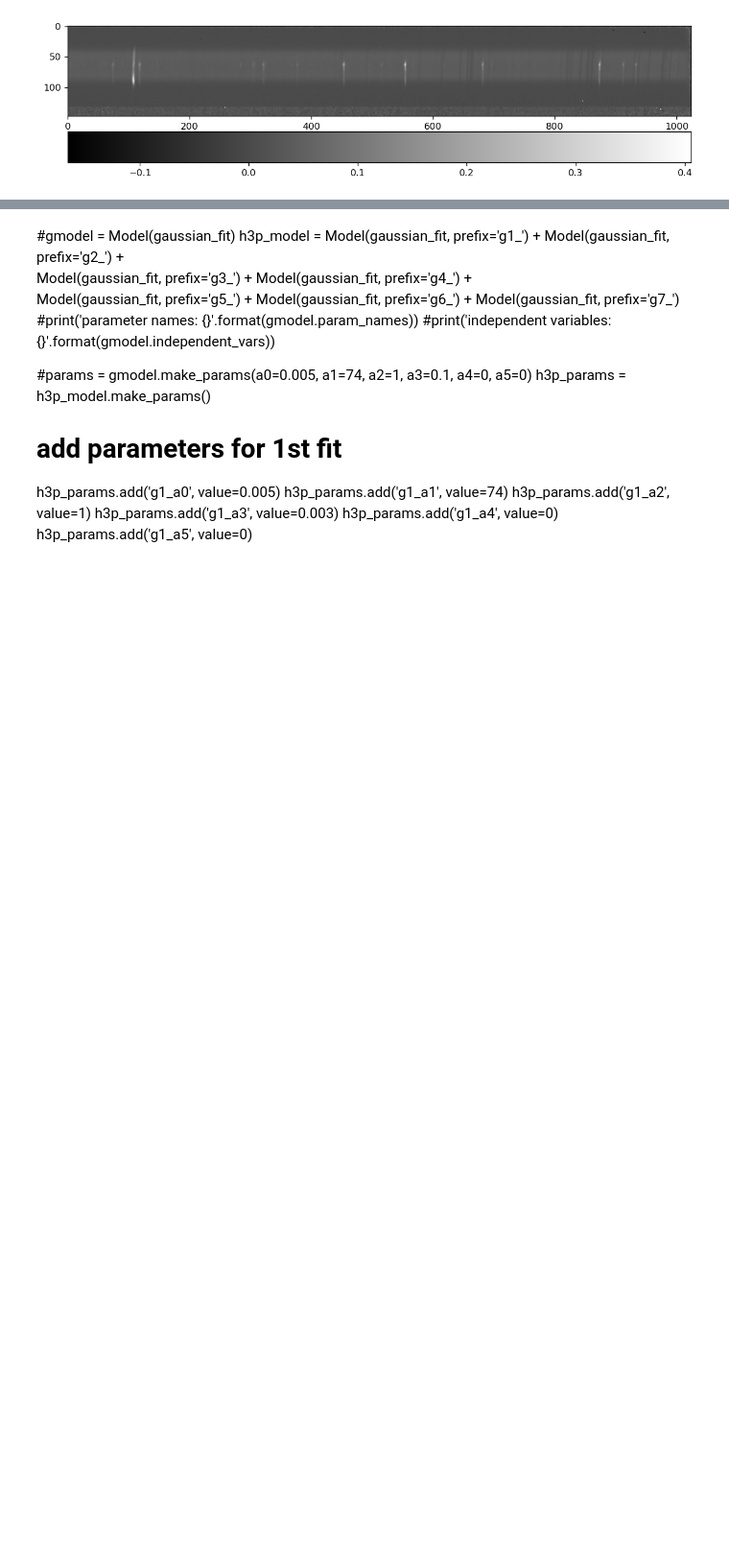
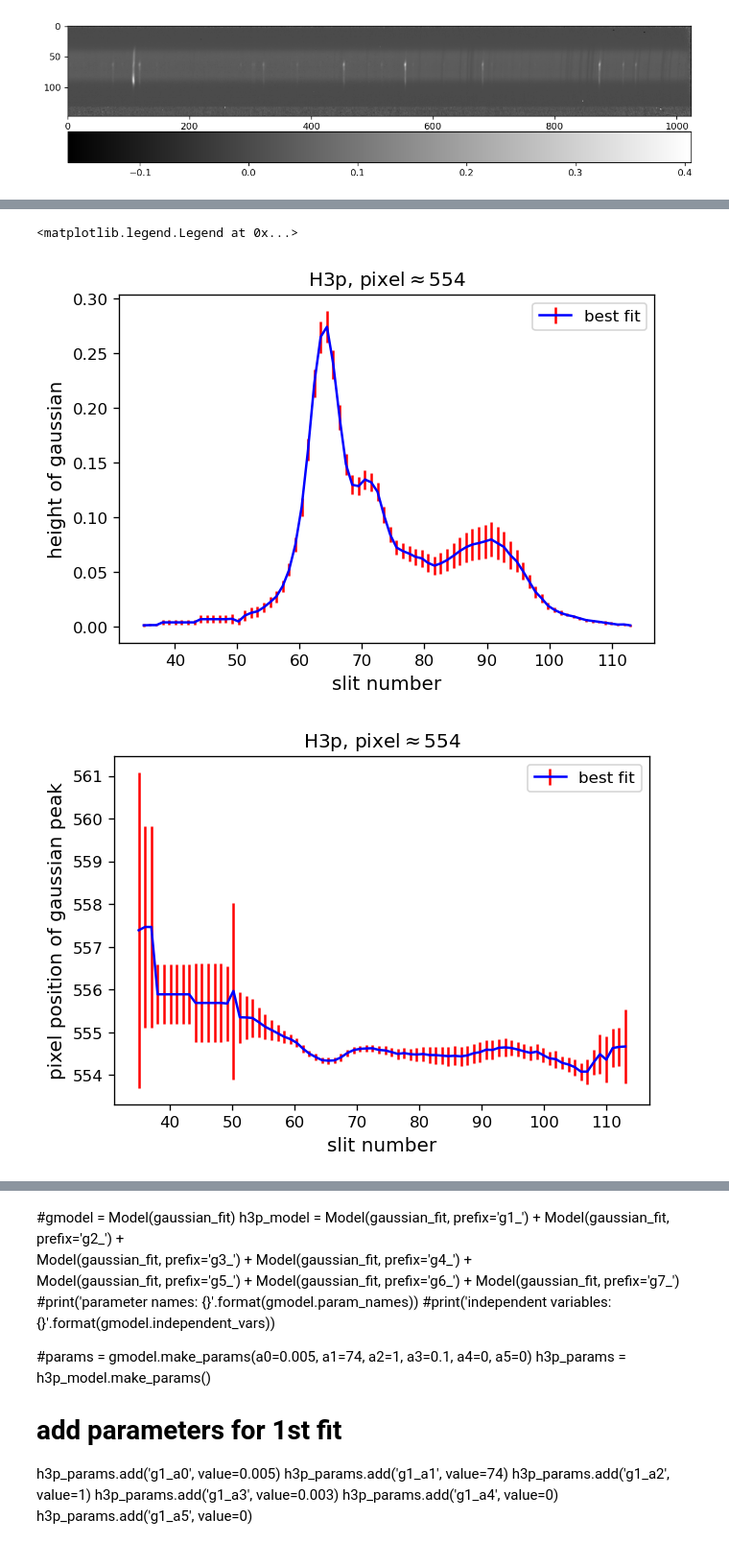
Before and after one commit to ruoyanwangdr/Dynamics-of-Jovian-Infrared-Auroral-Ionosphere-and-Thermosphere, a Jupyter notebook: h3p.ipynb, the cells around one changed output, grey strips where cells are left out. Shown at 96% size. Cells and saved outputs as stored; diff of their text form; code cells hidden in the pictures; blank space fills up the shorter version.

```diff
--- a/h3p.ipynb
+++ b/h3p.ipynb
@@ -212,0 +227,73 @@ plt.plot(h2_slit_number, h2_a2_all_array)
+# %%
+# create lmfit model with defined gaussian
+h3p_model = Model(gaussian_fit)
+
+h3p_params = h3p_model.make_params()
+h3p_params.add('a0', value=0.02)
+h3p_params.add('a1', value=554)
+h3p_params.add('a2', value=1)
+h3p_params.add('a3', value=0.03)
+h3p_params.add('a4', value=0)
+h3p_params.add('a5', value=0)
+
+
+# create h3p lists for all slits
+h3p_a0 = []
+h3p_a0_error = []
+h3p_a1 = []
+h3p_a1_error = []
+h3p_a2 = []
+h3p_a2_error = []
+
+
+# loop over all slits containing observed emission
+# and obtain fitting parameters of each slit
+lower = 35
+upper = 113
+for i in range(lower, upper):
+    try:
+        h3p_fit_result = h3p_model.fit(sky_subtracted[i], h3p_params, x=pixel)
+    except:
+        pass
+    h3p_a0.append(h3p_fit_result.best_values.get('a0'))
+    h3p_a0_error.append(h3p_fit_result.params['a0'].stderr)
+    h3p_a1.append(h3p_fit_result.best_values.get('a1'))
+    h3p_a1_error.append(h3p_fit_result.params['a1'].stderr)
+    h3p_a2.append(h3p_fit_result.best_values.get('a2'))
+    h3p_a2_error.append(h3p_fit_result.params['a2'].stderr)
+h3p_a0_array = np.array(h3p_a0)
+h3p_a0_error_array = np.array(h3p_a0_error)
+h3p_a1_array = np.array(h3p_a1)
+h3p_a1_error_array = np.array(h3p_a1_error)
+h3p_a2_array = np.array(h3p_a2)
+h3p_a2_error_array = np.array(h3p_a2_error)
+
+h3p_slit_number = np.linspace(lower, lower+len(h3p_a0_array), len(h3p_a0_array))
+
+plt.figure(dpi=120)
+plt.title(r'H3p, pixel$\approx$' + str(h3p_params.get('a1').value))
+plt.xlabel('slit number', fontsize=12)
+plt.ylabel('height of gaussian', fontsize=12)
+#plt.plot(h3p_slit_number, h3p_a0_array)
+plt.errorbar(h3p_slit_number, h3p_a0_array, yerr=h3p_a0_error_array, ls='-', color='b', ecolor='r', label='best fit')
+plt.legend()
+
+plt.figure(dpi=120)
+plt.title(r'H3p, pixel$\approx$' + str(h3p_params.get('a1').value))
+plt.xlabel('slit number', fontsize=12)
+plt.ylabel('pixel position of gaussian peak', fontsize=12)
+#plt.plot(h3p_slit_number, h3p_a1_array)
+plt.errorbar(h3p_slit_number, h3p_a1_array, yerr=h3p_a1_error_array, ls='-', color='b', ecolor='r', label='best fit')
+plt.legend()
+
+plt.figure(dpi=120)
+plt.title(r'H3p, pixel$\approx$' + str(h3p_params.get('a1').value))
+plt.xlabel('slit number', fontsize=12)
+plt.ylabel('width of gaussian', fontsize=12)
+#plt.plot(h3p_slit_number, h3p_a2_array)
+plt.errorbar(h3p_slit_number, h3p_a2_array, yerr=h3p_a2_error_array, ls='-', color='b', ecolor='r', label='best fit')
+plt.legend()
+# %% [output]
+<matplotlib.legend.Legend at 0x...>
+[figure, added]
+[figure, added]
```
Also changed, not shown: parts of 12 cells of this notebook.
